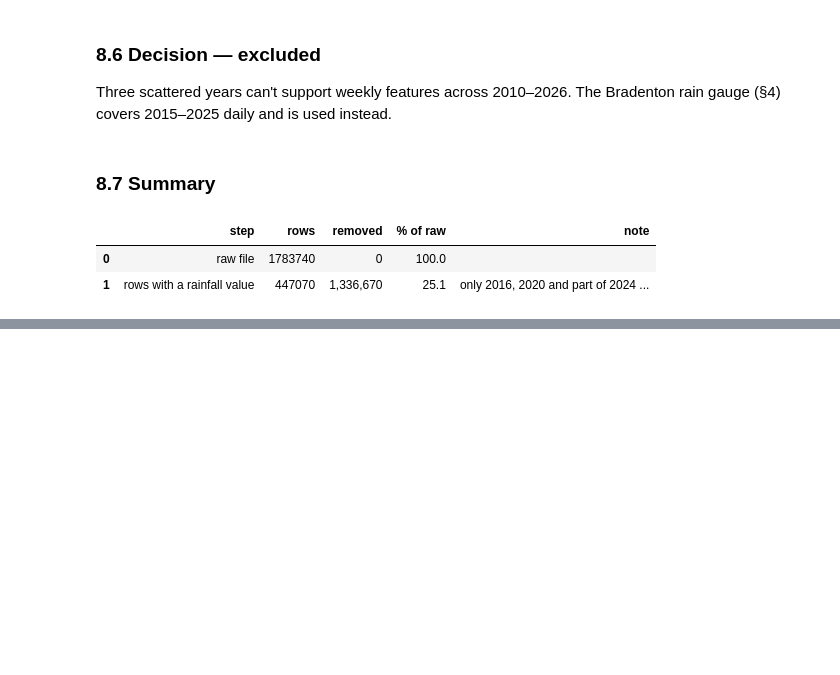
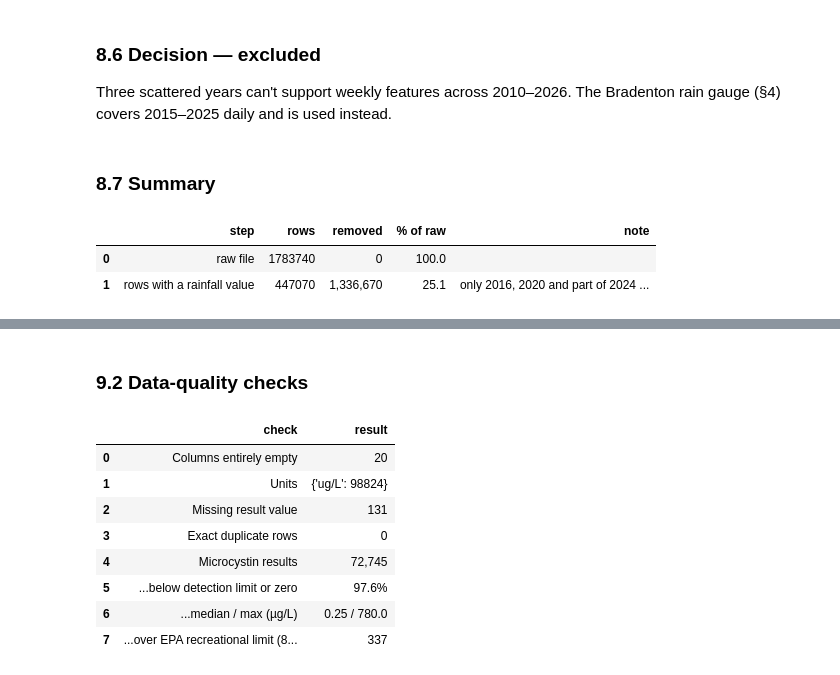
Before and after one commit to Break-Through-Tech/Biointerphase-1A-forecasting-harmful-algal-bloom-risk, a Jupyter notebook: models/notebooks/00_master_eda_and_merge.ipynb, the cells around one changed output, grey strips where cells are left out. Cells and saved outputs as stored; diff of their text form; code cells hidden in the pictures; blank space fills up the shorter version.

```diff
--- a/models/notebooks/00_master_eda_and_merge.ipynb
+++ b/models/notebooks/00_master_eda_and_merge.ipynb
@@ -2158,0 +2200,26 @@ del chirps, valid, cells, land
+# %% [markdown]
+### 9.2 Data-quality checks
+# %%
+mc = tox[tox["Result_Characteristic"].str.contains("Microcystin", na=False)]
+vals = pd.to_numeric(mc["Reslt_Measre"], errors="coerce")
+dl = pd.to_numeric(mc["DetectionLimit_MeasureA"], errors="coerce")
+pd.DataFrame([
+    ("Columns entirely empty", int(tox.isna().all().sum())),
+    ("Units", str(tox["Result_MeasureUnit"].value_counts().head(3).to_dict())),
+    ("Missing result value", int(pd.to_numeric(tox["Reslt_Measre"], errors="coerce").isna().sum())),
+    ("Exact duplicate rows", int(tox.duplicated().sum())),
+    ("Microcystin results", f"{len(mc):,}"),
+    ("...below detection limit or zero", f"{((vals < dl) | (vals == 0)).mean():.1%}"),
+    ("...median / max (µg/L)", f"{vals.median()} / {vals.max()}"),
+    ("...over EPA recreational limit (8 µg/L)", int((vals > 8).sum())),
+], columns=["check", "result"])
+# %% [output]
+|  | check | result |
+| 0 | Columns entirely empty | 20 |
+| 1 | Units | {'ug/L': 98824} |
+| 2 | Missing result value | 131 |
+| 3 | Exact duplicate rows | 0 |
+| 4 | Microcystin results | 72,745 |
+| 5 | ...below detection limit or zero | 97.6% |
+| 6 | ...median / max (µg/L) | 0.25 / 780.0 |
+| 7 | ...over EPA recreational limit (8... | 337 |
```
Also changed, not shown: parts of 14 cells of this notebook, 3 other files.
